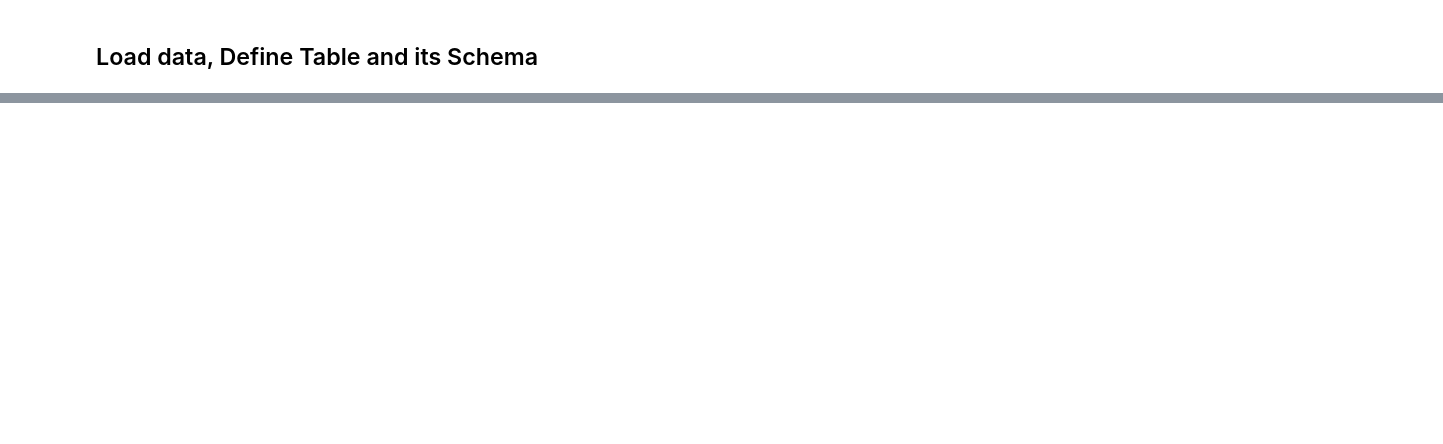
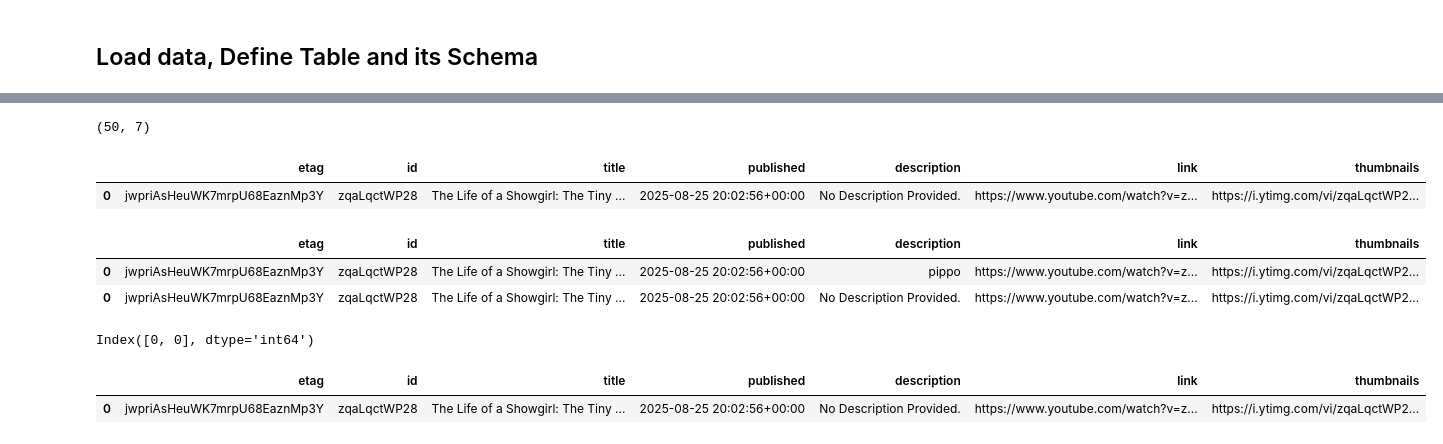
Before and after one commit to MRD2F/SwiftieFriend, a Jupyter notebook: notebooks/load_youtube_data.ipynb, the cells around one changed output, grey strips where cells are left out. Cells and saved outputs as stored; diff of their text form; code cells hidden in the pictures; blank space fills up the shorter version.

```diff
--- a/notebooks/load_youtube_data.ipynb
+++ b/notebooks/load_youtube_data.ipynb
@@ -168,0 +265,5 @@ str(df.description.iloc[0])
+# %%
+input_path="../data/yt_musics_videos/"
+input_file_name="youtube_taylor_last_50_mv"
+df_new = pd.read_csv(f"{input_path}{input_file_name}.csv", parse_dates=["published"])
+df_new.shape
@@ -168,0 +352,4 @@ str(df.description.iloc[0])
+# %%
+df_v2 = df_new.copy()
+# %%
+df_v2 = pd.concat([df_v2, df_new], axis=0)
@@ -168,0 +360,6 @@ str(df.description.iloc[0])
+# %%
+df_v2.drop_duplicates(['etag'], keep='first', inplace=True)
+# %%
+df_v2.shape
+# %% [output]
+(50, 7)
@@ -168,0 +376,5 @@ str(df.description.iloc[0])
+# %%
+df_v2[df_v2.title.isin(titles_duplicated_with_description) & (df_v2['description'] == "No Description Provided.")]
+# %% [output]
+|  | etag | id | title | published | description | link | thumbnails |
+| 0 | jwpriAsHeuWK7mrpU68EaznMp3Y | zqaLqctWP28 | The Life of a Showgirl: The Tiny ... | 2025-08-25 20:02:56+00:00 | No Description Provided. | https://www.youtube.com/watch?v=z... | https://i.ytimg.com/vi/zqaLqctWP2... |
@@ -169,2 +383,17 @@ str(df.description.iloc[0])
+# %%
+df_v2[df_v2.etag == "jwpriAsHeuWK7mrpU68EaznMp3Y"]
+# %% [output]
+|  | etag | id | title | published | description | link | thumbnails |
+| 0 | jwpriAsHeuWK7mrpU68EaznMp3Y | zqaLqctWP28 | The Life of a Showgirl: The Tiny ... | 2025-08-25 20:02:56+00:00 | pippo | https://www.youtube.com/watch?v=z... | https://i.ytimg.com/vi/zqaLqctWP2... |
+| 0 | jwpriAsHeuWK7mrpU68EaznMp3Y | zqaLqctWP28 | The Life of a Showgirl: The Tiny ... | 2025-08-25 20:02:56+00:00 | No Description Provided. | https://www.youtube.com/watch?v=z... | https://i.ytimg.com/vi/zqaLqctWP2... |
+# %%
+df_v2[df_v2.etag == "jwpriAsHeuWK7mrpU68EaznMp3Y"].index
+# %% [output]
+Index([0, 0], dtype='int64')
+# %%
+df_v2[df_v2.title.isin(titles_duplicated_with_description) & (df_v2['description'] == "No Description Provided.")]
+# %% [output]
+|  | etag | id | title | published | description | link | thumbnails |
+| 0 | jwpriAsHeuWK7mrpU68EaznMp3Y | zqaLqctWP28 | The Life of a Showgirl: The Tiny ... | 2025-08-25 20:02:56+00:00 | No Description Provided. | https://www.youtube.com/watch?v=z... | https://i.ytimg.com/vi/zqaLqctWP2... |
 # %%
 # %% [output]
```
Also changed, not shown: parts of 72 cells of this notebook, 4 other files.
